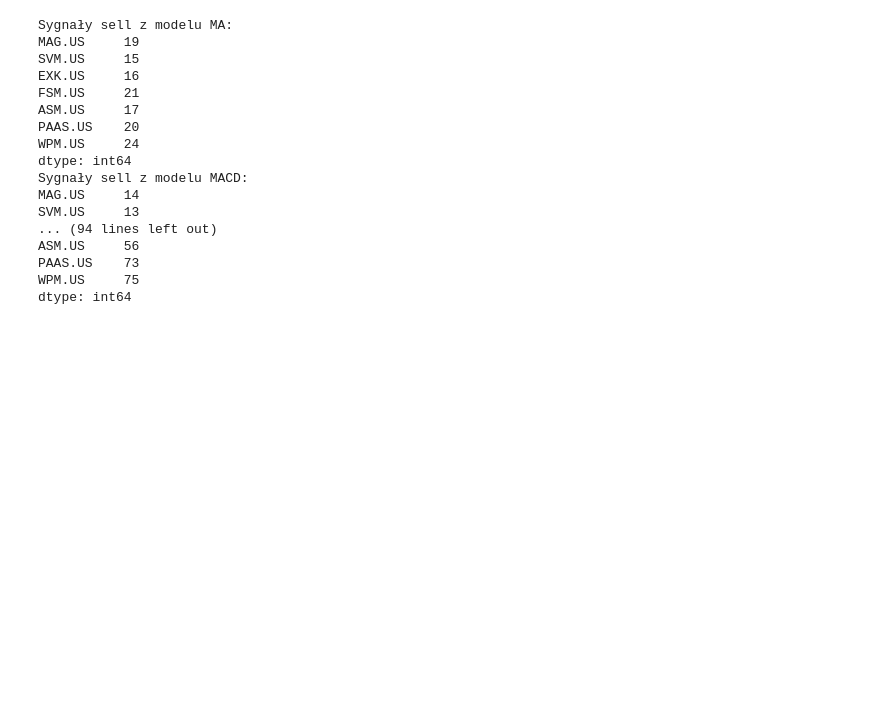
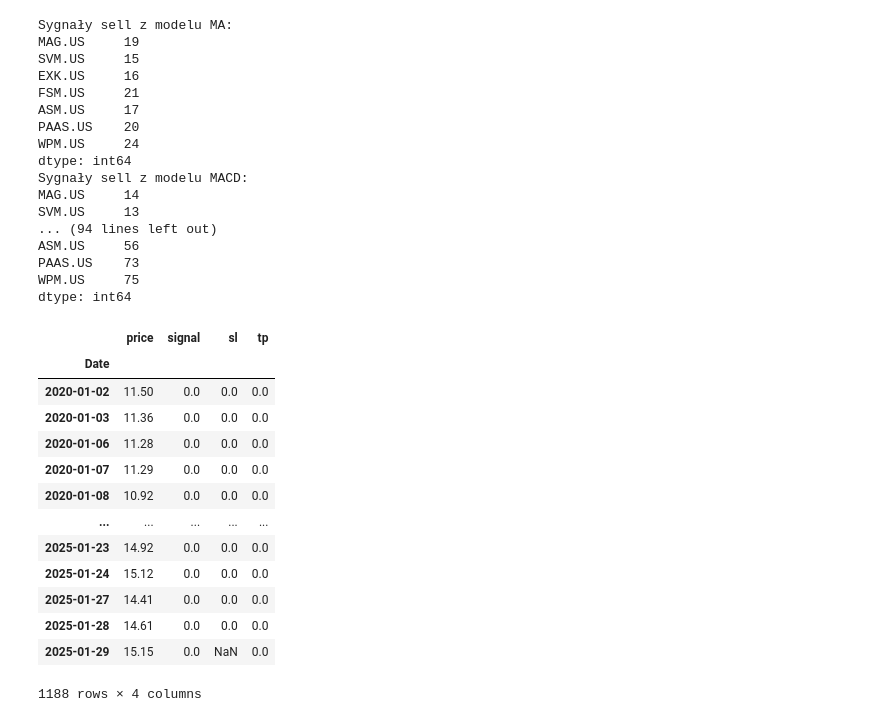
Before and after one commit to jakubweglowski/trading-bot, a Jupyter notebook: notebook1.ipynb, the cells around one changed output. Cells and saved outputs as stored; diff of their text form; code cells hidden in the pictures; blank space fills up the shorter version.

```diff
--- a/notebook1.ipynb
+++ b/notebook1.ipynb
@@ -100,0 +107,21 @@ dtype: int64
+# %%
+data_to_backtest = pd.DataFrame([y, signal]).T.dropna()
+data_to_backtest.columns = ['price', 'signal']
+data_to_backtest['sl'] = ((data_to_backtest['signal'] != 0)*1.0).shift(-1)
+data_to_backtest['tp'] = 0.0
+data_to_backtest
+# %% [output]
+|  | price | signal | sl | tp |
+| Date |  |  |  |  |
+| 2020-01-02 | 11.50 | 0.0 | 0.0 | 0.0 |
+| 2020-01-03 | 11.36 | 0.0 | 0.0 | 0.0 |
+| 2020-01-06 | 11.28 | 0.0 | 0.0 | 0.0 |
+| 2020-01-07 | 11.29 | 0.0 | 0.0 | 0.0 |
+| 2020-01-08 | 10.92 | 0.0 | 0.0 | 0.0 |
+| ... | ... | ... | ... | ... |
+| 2025-01-23 | 14.92 | 0.0 | 0.0 | 0.0 |
+| 2025-01-24 | 15.12 | 0.0 | 0.0 | 0.0 |
+| 2025-01-27 | 14.41 | 0.0 | 0.0 | 0.0 |
+| 2025-01-28 | 14.61 | 0.0 | 0.0 | 0.0 |
+| 2025-01-29 | 15.15 | 0.0 | NaN | 0.0 |
+1188 rows × 4 columns
```
Also changed, not shown: parts of 3 cells of this notebook, 1 other file.
